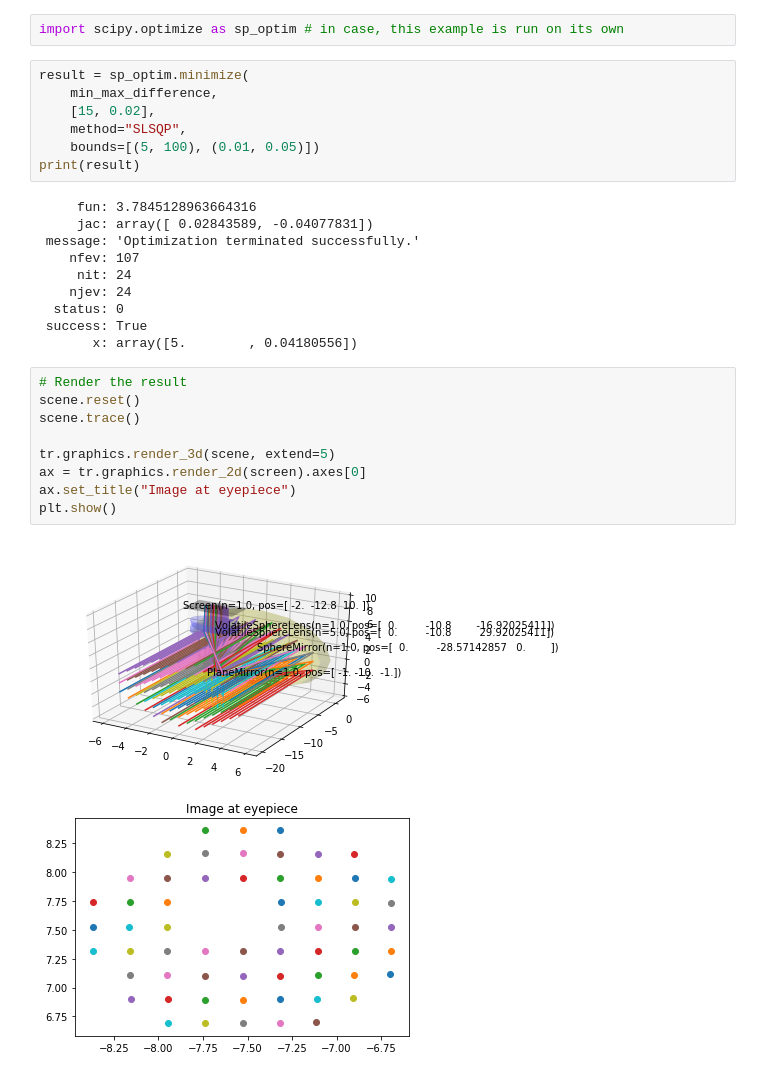
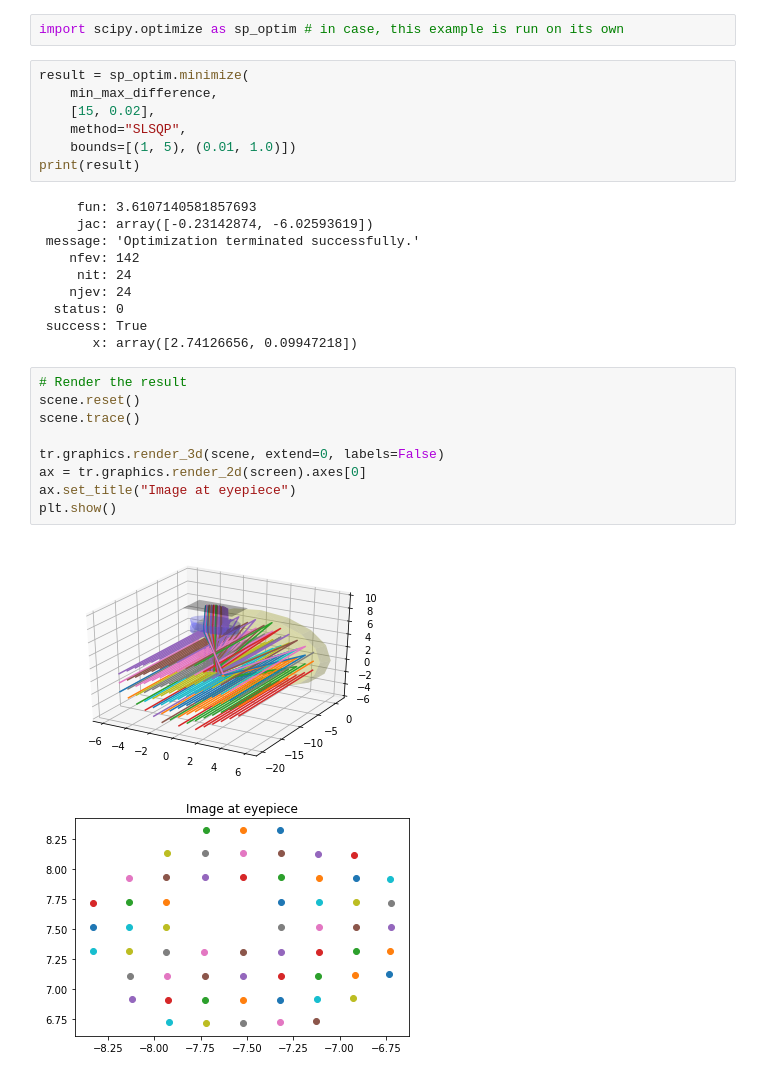
Before and after one commit to dyedgreen/labs-ray-tracing, a Jupyter notebook: demo_notebook.ipynb, the cells around one changed output. Drawn from its saved outputs; the diff is of its cells as text.

```diff
--- a/demo_notebook.ipynb
+++ b/demo_notebook.ipynb
@@ -297,27 +310,27 @@ result = sp_optim.minimize(
     min_max_difference,
     [15, 0.02],
     method="SLSQP",
-    bounds=[(5, 100), (0.01, 0.05)])
+    bounds=[(1, 5), (0.01, 1.0)])
 print(result)
 # %% [output]
-     fun: 3.7845128963664316
-     jac: array([ 0.02843589, -0.04077831])
+     fun: 3.6107140581857693
+     jac: array([-0.23142874, -6.02593619])
  message: 'Optimization terminated successfully.'
-    nfev: 107
+    nfev: 142
      nit: 24
     njev: 24
   status: 0
  success: True
-       x: array([5.        , 0.04180556])
+       x: array([2.74126656, 0.09947218])
 # %%
 # Render the result
 scene.reset()
 scene.trace()
 
-tr.graphics.render_3d(scene, extend=5)
+tr.graphics.render_3d(scene, extend=0, labels=False)
 ax = tr.graphics.render_2d(screen).axes[0]
 ax.set_title("Image at eyepiece")
 plt.show()
 # %% [output]
-[figure, old version]
+[figure, new version]
-[figure, old version]
+[figure, new version]
```
Also changed, not shown: parts of 10 cells of this notebook, 3 other files.
